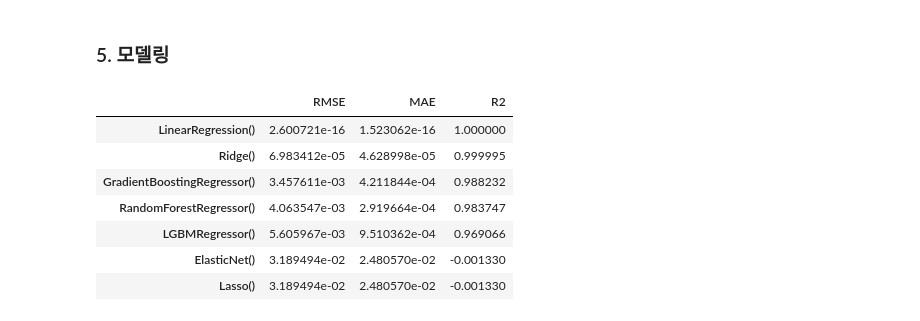
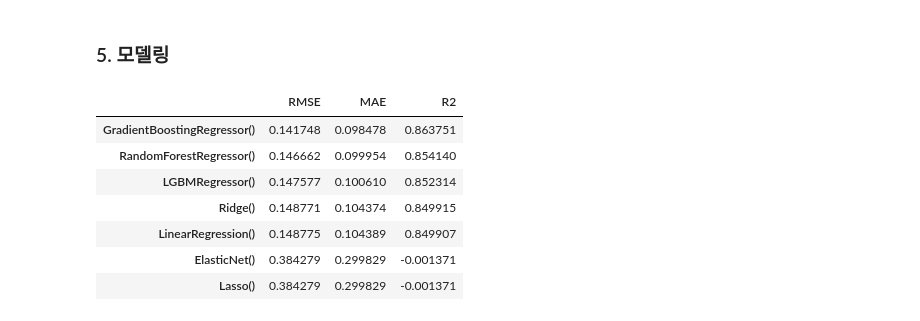
Before and after one commit to Han-Archives/Colab, a Jupyter notebook: 집값_예측.ipynb, the cells around one changed output. Drawn from its saved outputs; the diff is of its cells as text; code cells hidden in the pictures.

```diff
--- a/집값_예측.ipynb
+++ b/집값_예측.ipynb
@@ -265,3 +261,5 @@ for i in category_cols:
     le = preprocessing.LabelEncoder()
     le.fit(list(test[i].values))
     test[i] = le.transform(list(test[i].values))
+# %%
+train_cols = train.drop('target', axis=1)
@@ -291,34 +310,34 @@ from sklearn.metrics import mean_absolute_error, mean_squared_error, r2_score
 from xgboost import XGBRegressor
 from lightgbm import LGBMRegressor
 # %%
-X = X_train[cols]
+X = train_cols
 y = y_train
 
 models = [LinearRegression(), Ridge(), ElasticNet(), RandomForestRegressor(), GradientBoostingRegressor(), Lasso(), LGBMRegressor()]
 rmses, maes, r2s = [], [], []
 for model in models:
     pipe = make_pipeline(StandardScaler(), model)
 
     y_preds = cross_val_predict(pipe, X, y, cv=cv, n_jobs=-1)
 
     rmse = np.sqrt(mean_squared_error(y_train, y_preds))
     mae = mean_absolute_error(y_train, y_preds)
     r2 = r2_score(y_train, y_preds)
 
     rmses.append(rmse)
     maes.append(mae)
     r2s.append(r2)
 
 pd.DataFrame({"RMSE": rmses,"MAE": maes,"R2": r2s}, index=models).sort_values(by="R2", ascending=False)
 # %% [output]
 |  | RMSE | MAE | R2 |
-| LinearRegression() | 2.600721e-16 | 1.523062e-16 | 1.000000 |
-| Ridge() | 6.983412e-05 | 4.628998e-05 | 0.999995 |
-| GradientBoostingRegressor() | 3.457611e-03 | 4.211844e-04 | 0.988232 |
-| RandomForestRegressor() | 4.063547e-03 | 2.919664e-04 | 0.983747 |
-| LGBMRegressor() | 5.605967e-03 | 9.510362e-04 | 0.969066 |
-| ElasticNet() | 3.189494e-02 | 2.480570e-02 | -0.001330 |
-| Lasso() | 3.189494e-02 | 2.480570e-02 | -0.001330 |
+| GradientBoostingRegressor() | 0.141748 | 0.098478 | 0.863751 |
+| RandomForestRegressor() | 0.146662 | 0.099954 | 0.854140 |
+| LGBMRegressor() | 0.147577 | 0.100610 | 0.852314 |
+| Ridge() | 0.148771 | 0.104374 | 0.849915 |
+| LinearRegression() | 0.148775 | 0.104389 | 0.849907 |
+| ElasticNet() | 0.384279 | 0.299829 | -0.001371 |
+| Lasso() | 0.384279 | 0.299829 | -0.001371 |
 # %%
 from sklearn.model_selection import GridSearchCV, RandomizedSearchCV
 
```
Also changed, not shown: parts of 19 cells of this notebook.
